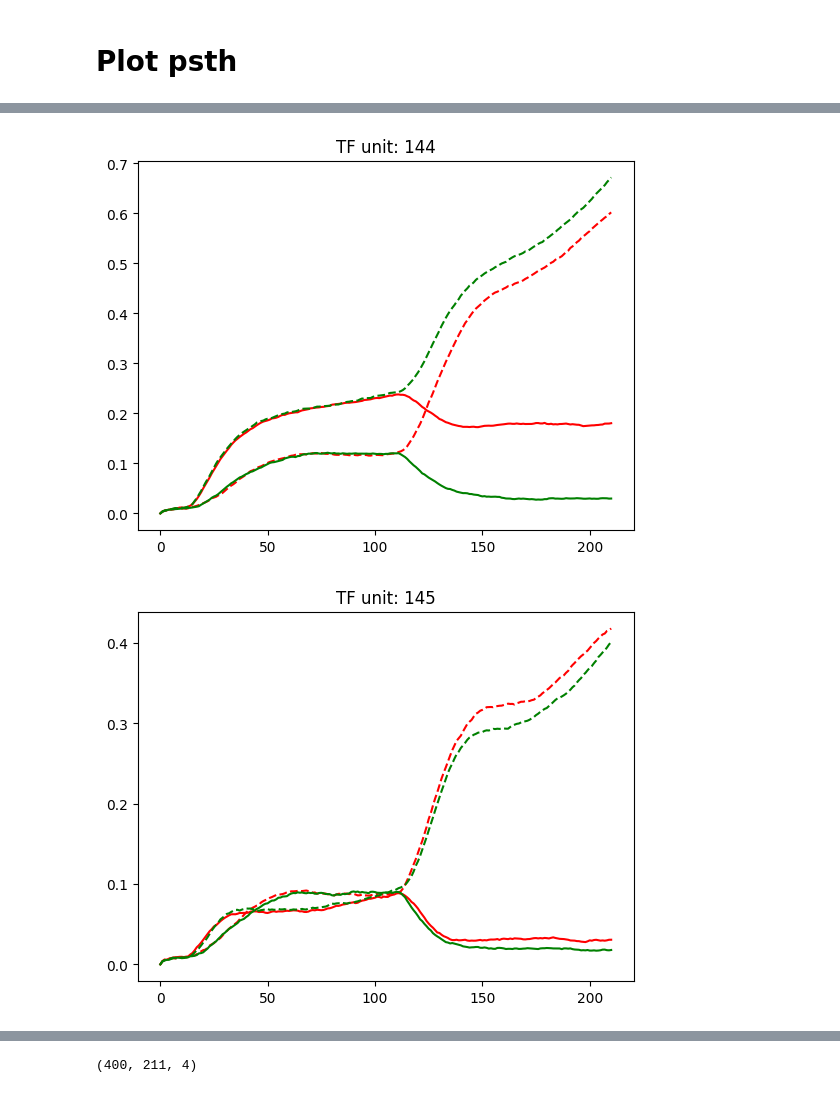
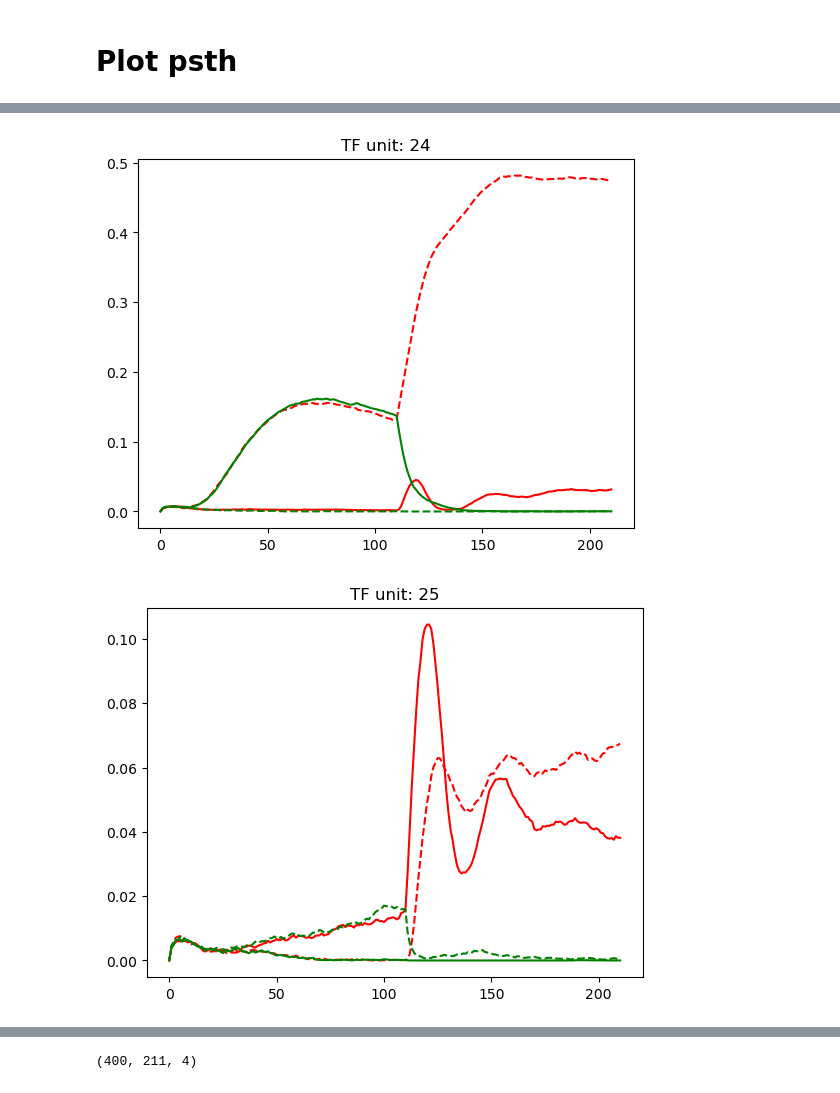
Before and after one commit to tianw6/lowrank_inference, a Jupyter notebook: notebooks/lowRankAnalysis.ipynb, the cells around one changed output, grey strips where cells are left out. Saved outputs shown, nothing was run; the diff lists cells and outputs as text; code cells hidden in the pictures.

```diff
--- a/notebooks/lowRankAnalysis.ipynb
+++ b/notebooks/lowRankAnalysis.ipynb
@@ -22,7 +22,7 @@ rank = 15
 x_train, y_train, mask_train, cohAll_train, x_val, y_val, mask_val, cohAll_val = TF.generate_checker_data(5000)
 
 net = FullRankRNN(3, size, 1, noise_std, alpha)
-net.load_state_dict(torch.load(f'../models/4AreasA5_4.pt', map_location='cpu'))
+net.load_state_dict(torch.load(f'../models/new/4AreasA5_1.pt', map_location='cpu'))
 
 
 loss, acc, out, decisions, target_decisions, traj = TF.test_checker(net, x_val, y_val, mask_val)
@@ -56,7 +56,7 @@ tfRR = traj1[np.logical_and(decisions1 == 1, cohAll_val > 0),:,:]
 tfGL = traj1[np.logical_and(decisions1 == -1, cohAll_val < 0),:,:]
 tfGR = traj1[np.logical_and(decisions1 == 1, cohAll_val < 0),:,:]
 
-for n in range(140,150):
+for n in range(20,30):
     plt.figure()
     plt.plot(np.mean(tfRL,axis = 0)[:,n], 'r-')
     plt.plot(np.mean(tfRR,axis = 0)[:,n], 'r--')
@@ -71,2 +71,2 @@ for n in range(140,150):
-[figure, old version]
+[figure, new version]
-[figure, old version]
+[figure, new version]
```
Also changed, not shown: parts of 3 cells of this notebook, 2 other files.
